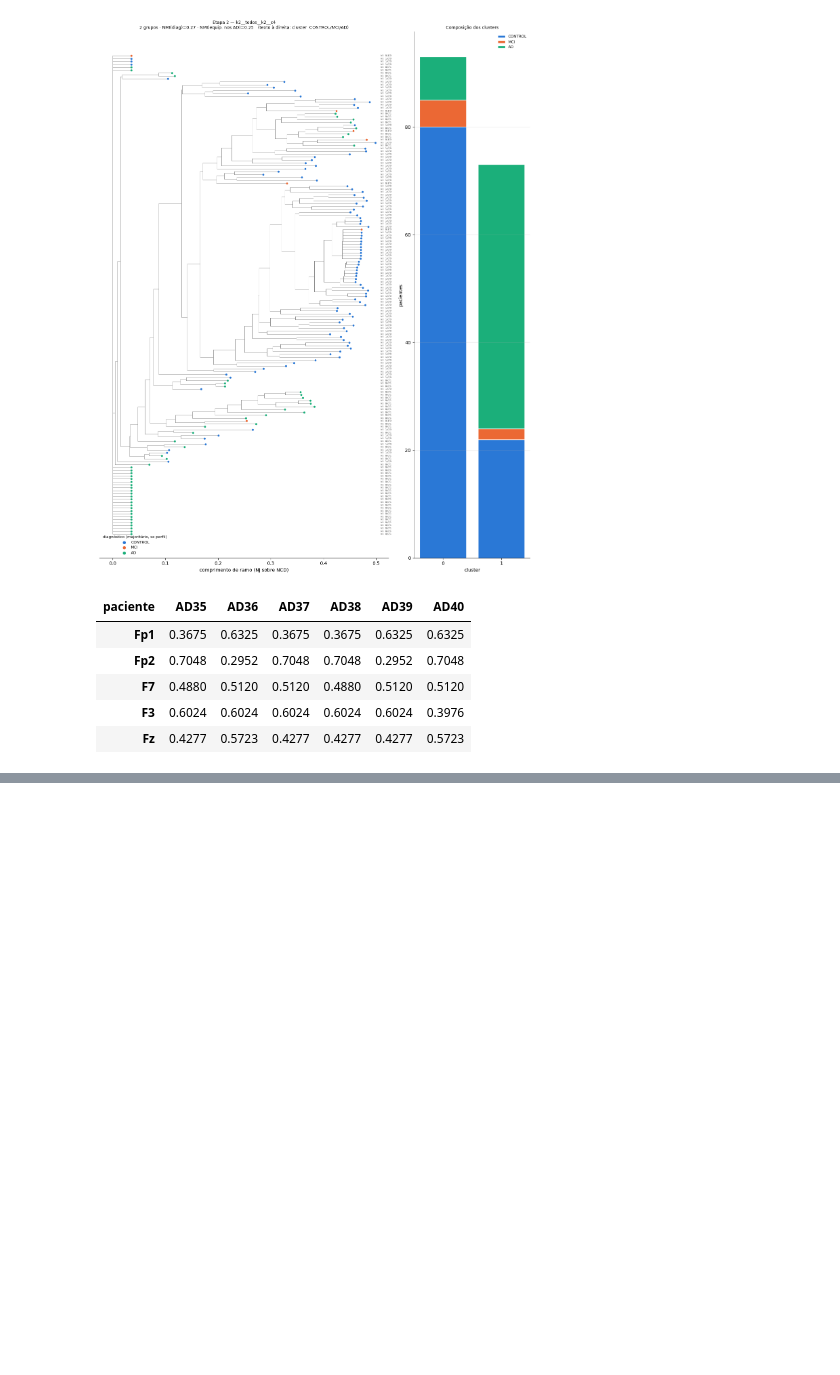
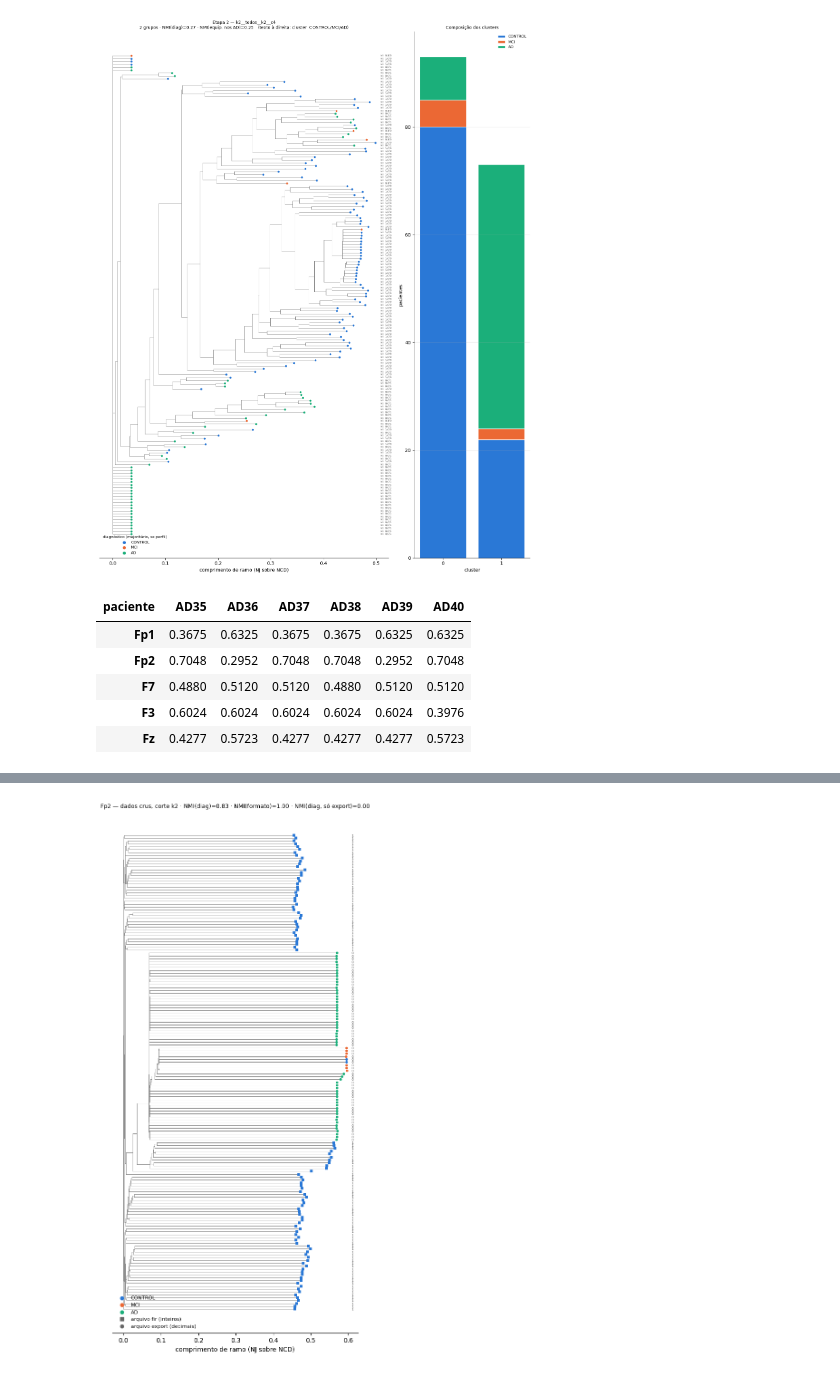
Before and after one commit to rmanosso/damicore-eeg, a Jupyter notebook: scripts/script-alzheimer.ipynb, the cells around one changed output, grey strips where cells are left out. Cells and saved outputs as stored; diff of their text form; code cells hidden in the pictures; blank space fills up the shorter version.

```diff
--- a/scripts/script-alzheimer.ipynb
+++ b/scripts/script-alzheimer.ipynb
@@ -802,0 +822,4 @@ Resultados em: C:\DAMICORE\resultados\etapa2\k2__todos__k2__c4
+# %%
+# ---- parâmetros da comparação com dados crus ----
+N_AMOSTRAS_BRUTO = 3840        # float32 -> 15 KB por objeto (par < 32 KB, janela do zlib)
+K_BRUTO = [2, 3]               # cortes extras da mesma árvore (k automático sempre roda)
@@ -802,0 +965,7 @@ Resultados em: C:\DAMICORE\resultados\etapa2\k2__todos__k2__c4
+# %%
+# 4) composição dos grupos no melhor canal: diagnóstico x formato do arquivo
+melhor_bruto = (metricas_bruto_df[metricas_bruto_df.corte == corte_ver].set_index('canal').NMI_grupo.idxmax())
+c = membros_bruto[melhor_bruto][corte_ver]
+print(f'Canal {melhor_bruto}, corte {corte_ver}: cluster x (diagnóstico | formato | aparelho)')
+pd.crosstab(meta.loc[c.index, 'grupo'] + ' | ' + meta.loc[c.index, 'formato_arquivo'] + ' | ' + meta.loc[c.index, 'equipamento'],
+            c.rename('cluster'))
@@ -802,0 +982,39 @@ Resultados em: C:\DAMICORE\resultados\etapa2\k2__todos__k2__c4
+# %%
+# 5) filograma cru do melhor canal: cor = diagnóstico, forma = formato do arquivo
+def desenhar_filograma_bruto(canal, corte=corte_ver):
+    filhos, rot, x, y = layout(arvores_bruto[canal])
+    folhas = [n for n in x if n not in filhos]
+    fig, ax = plt.subplots(figsize=(7, max(6, len(folhas) * 0.09)))
+    for p, fs in filhos.items():
+        ys = [y[f] for f, _ in fs]
+        ax.plot([x[p], x[p]], [min(ys), max(ys)], color='0.55', lw=0.7)
+        for f, _ in fs:
+            ax.plot([x[p], x[f]], [y[f], y[f]], color='0.55', lw=0.7)
+    xmax = max(x.values())
+    cl = membros_bruto[canal][corte]
+    for n in folhas:
+        pid = pid_de(rot[n])
+        ax.scatter(x[n], y[n], s=16, color=CORES[meta.loc[pid, 'grupo']], zorder=3, linewidths=0,
+                   marker='s' if meta.loc[pid, 'formato'] == 'fir' else 'o')
+        ax.text(xmax * 1.02, y[n], f'{cl[pid]}', va='center', fontsize=5, color='0.3')
+    for g in ORDEM_GRUPOS:
+        ax.scatter([], [], color=CORES[g], s=30, label=g)
+    ax.scatter([], [], color='0.4', marker='s', s=30, label='arquivo fir (inteiros)')
+    ax.scatter([], [], color='0.4', marker='o', s=30, label='arquivo export (decimais)')
+    ax.legend(loc='lower left', frameon=False, fontsize=8)
+    m = metricas_bruto_df.query('canal == @canal and corte == @corte').iloc[0]
+    ax.set_title(f'{canal} — dados crus, corte {corte} · NMI(diag)={m.NMI_grupo:.2f} · NMI(formato)={m.NMI_formato:.2f} '
+                 f'· NMI(diag, só export)={m.NMI_grupo_export:.2f}', fontsize=9)
+    ax.set_yticks([]); ax.set_xlabel('comprimento de ramo (NJ sobre NCD)')
+    for s in ['top', 'right', 'left']:
+        ax.spines[s].set_visible(False)
+    return ax
+
+(DIR_BRUTO / 'filogramas').mkdir(exist_ok=True)
+for canal in CANAIS:
+    ax = desenhar_filograma_bruto(canal)
+    ax.figure.savefig(DIR_BRUTO / 'filogramas' / f'filograma_{canal}.png', dpi=150, bbox_inches='tight')
+    plt.close(ax.figure)
+desenhar_filograma_bruto(melhor_bruto); plt.show()
+# %% [output]
+[figure, added]
```
Also changed, not shown: parts of 7 cells of this notebook, 3 other files.
